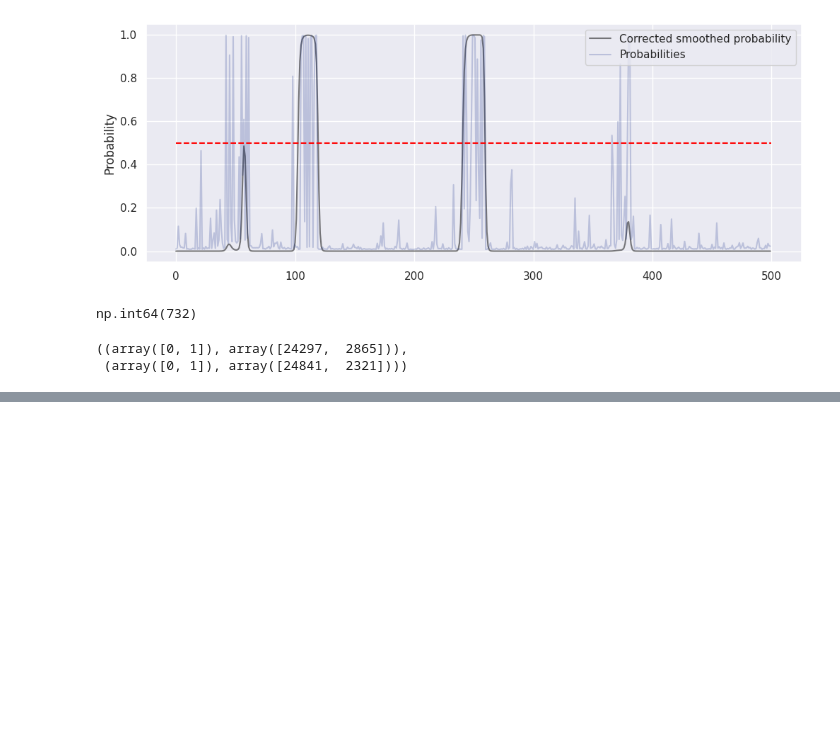
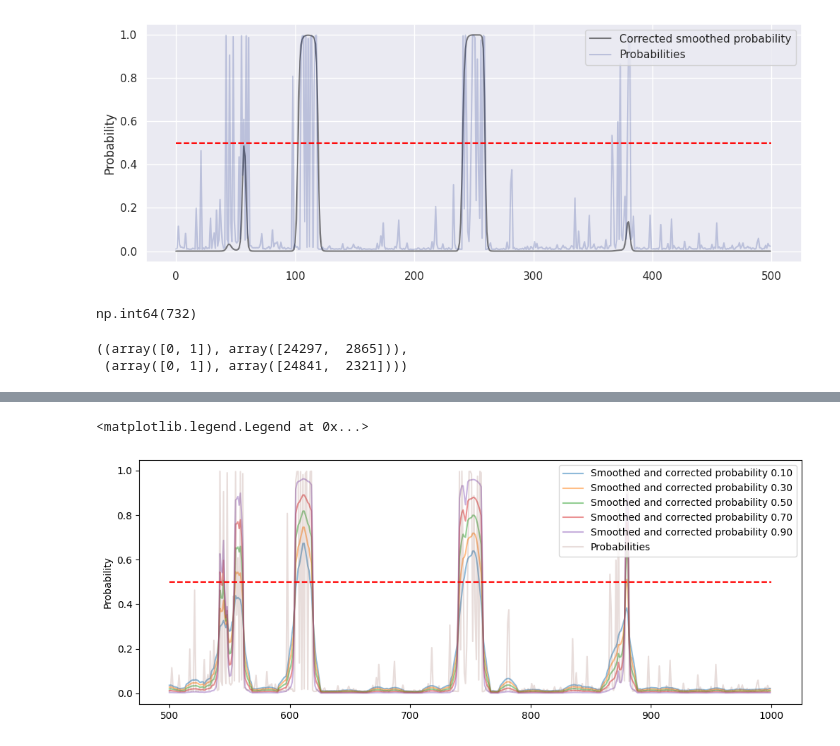
Before and after one commit to alan-man/tal-projet, a Jupyter notebook: notebooks/pres/pres_submission.ipynb, the cells around one changed output, grey strips where cells are left out. Drawn from its saved outputs; the diff is of its cells as text; code cells hidden in the pictures; blank space fills up the shorter version.

```diff
--- a/notebooks/pres/pres_submission.ipynb
+++ b/notebooks/pres/pres_submission.ipynb
@@ -697,0 +731,21 @@ np.unique(np.where(sub4 > 0.5, 1, 0), return_counts=True), np.unique(np.where(su
+# %%
+# now corrected on smoothed
+x = range(i, i+500)
+
+plt.figure(figsize=(10, 4))
+
+
+for j in np.arange(0.1, 1., 0.2):
+    alpha = j
+    combined_probs = alpha * sub4 + (1 - alpha) * sub3_smoothed
+    plt.plot(x, combined_probs[i:i+500], label="Smoothed and corrected probability "+  f"{alpha:.2f}", alpha=0.5)
+
+plt.plot(x, sub3_raw[i:i+500], label="Probabilities", alpha=0.2)
+plt.hlines(0.5, xmin=i, xmax=i+500, colors='red', linestyles='dashed')
+
+plt.tight_layout()
+plt.ylabel("Probability")
+plt.legend(loc="upper right")
+# %% [output]
+<matplotlib.legend.Legend at 0x...>
+[figure, added]
```
Also changed, not shown: parts of 9 cells of this notebook.
